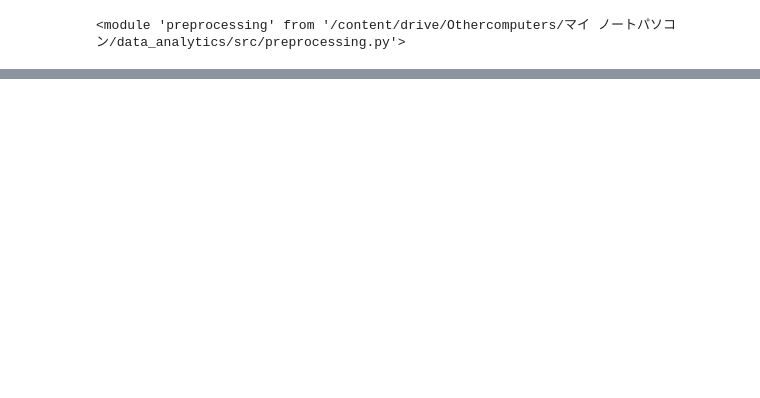
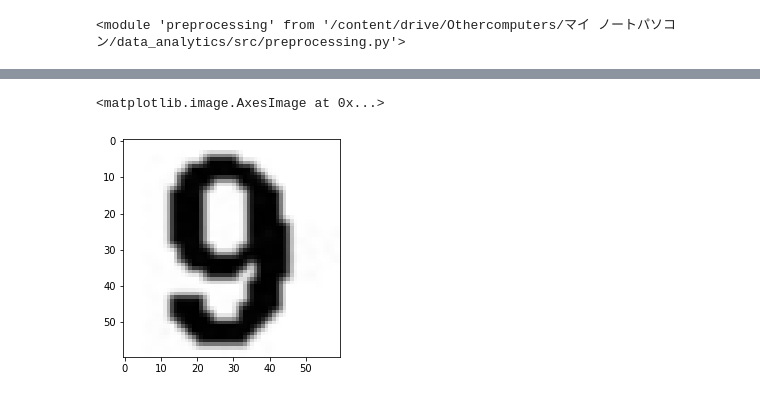
Before and after one commit to yuki-a12y/DS-course-calendar-data-analytics, a Jupyter notebook: notebook/前処理＿.py作成.ipynb, the cells around one changed output, grey strips where cells are left out. Cells and saved outputs as stored; diff of their text form; code cells hidden in the pictures; blank space fills up the shorter version.

```diff
--- a/notebook/前処理＿.py作成.ipynb
+++ b/notebook/前処理＿.py作成.ipynb
@@ -37,0 +50,6 @@ plt.imshow(calendar)
+# %%
+year = calendar[35:95, 570:630]
+plt.imshow(year)
+# %% [output]
+<matplotlib.image.AxesImage at 0x...>
+[figure, added]
```
Also changed, not shown: parts of 14 cells of this notebook, 1 other file.
